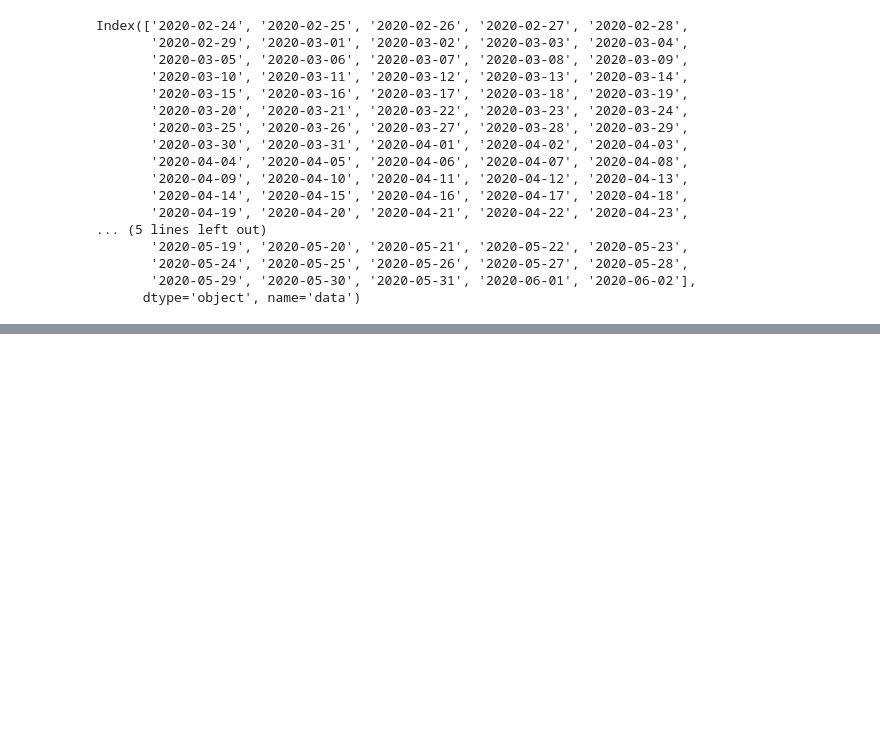
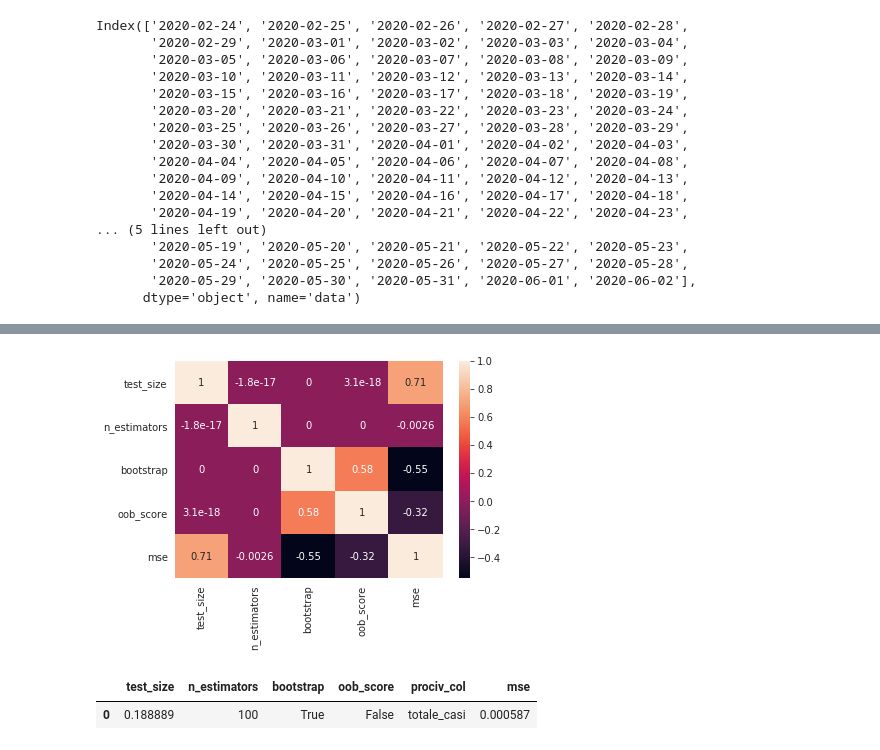
Before and after one commit to Gruntrexpewrus/StatLearnTeam, a Jupyter notebook: articles_analysis/Predictions.ipynb, the cells around one changed output, grey strips where cells are left out. Cells and saved outputs as stored; diff of their text form; code cells hidden in the pictures; blank space fills up the shorter version.

```diff
--- a/articles_analysis/Predictions.ipynb
+++ b/articles_analysis/Predictions.ipynb
@@ -312 +336,10 @@ for prociv_col in prociv_national.columns[1:]:
 ... (5 outputs left out)
+# %%
+sns.heatmap(mse_data.corr(), annot = True)
+plt.show()
+
+mse_data[mse_data.mse == mse_data.mse.min()] # Show parameters for minimum mse
+# %% [output]
+[figure, added]
+|  | test_size | n_estimators | bootstrap | oob_score | prociv_col | mse |
+| 0 | 0.188889 | 100 | True | False | totale_casi | 0.000587 |
```
Also changed, not shown: parts of 3 cells of this notebook, 18 other files.
